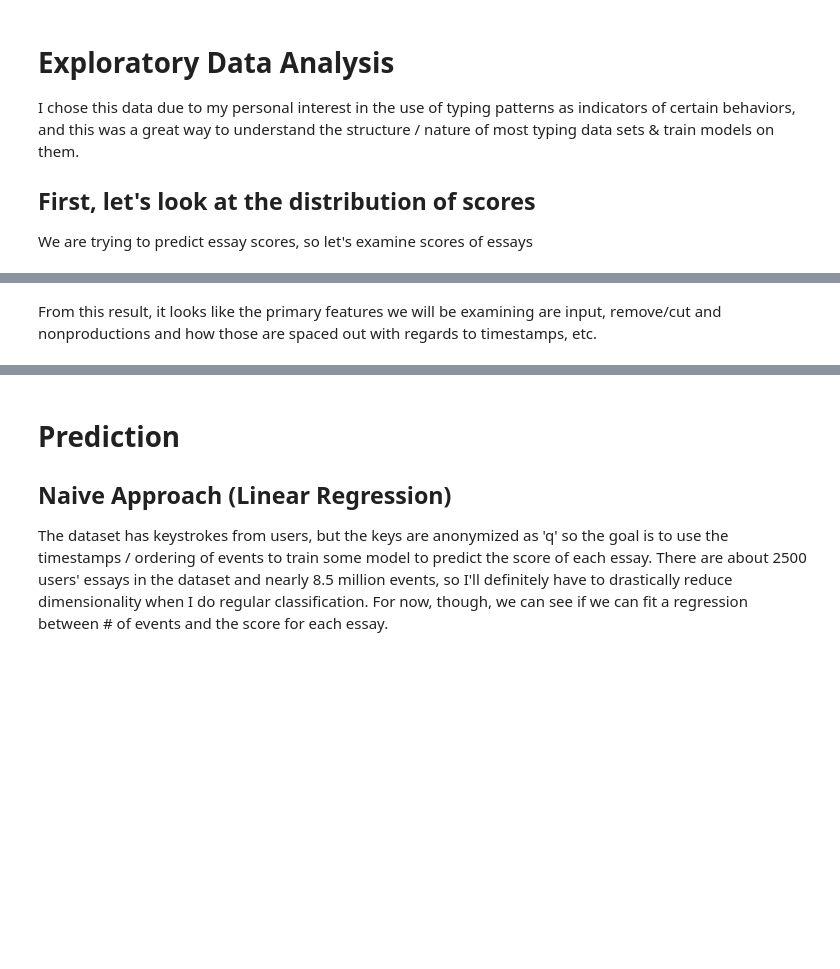
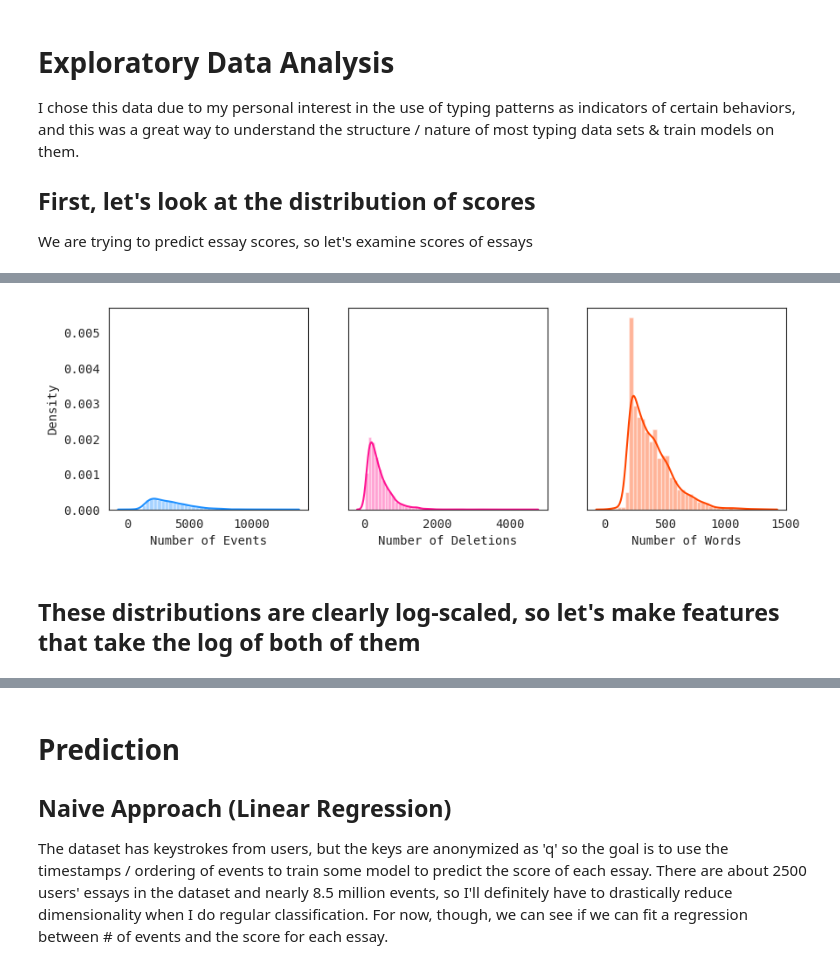
Before and after one commit to kabir-vats/Keystroke-Essay-Score-Prediction, a Jupyter notebook: prediction.ipynb, the cells around one changed output, grey strips where cells are left out. Cells and saved outputs as stored; diff of their text form; code cells hidden in the pictures; blank space fills up the shorter version.

```diff
--- a/prediction.ipynb
+++ b/prediction.ipynb
@@ -73,2 +99,33 @@ event_df['activity'].value_counts()[:5].plot.bar()
-# %% [markdown]
-From this result, it looks like the primary features we will be examining are input, remove/cut and nonproductions and how those are spaced out with regards to timestamps, etc.
+# %%
+## Functions for basic features:
+def num_events(essay_id, df):
+    ft_df = df[essay_id]
+    return len(ft_df)
+
+def num_deletions(essay_id, df):
+    counts =  df[essay_id]['activity'].value_counts()
+    if 'Remove/Cut' in counts.index:
+        return counts['Remove/Cut']
+    else:
+        return 0
+
+def num_words(essay_id, df):
+    count = df[essay_id]['word_count'].iloc[-1]
+    return count
+# %%
+## Create a dict of essay id to pandas dataframe - easy to get a specific dataframe's essay for feature extraction
+essay_events = dict(tuple(event_df.groupby('id')))
+# %%
+x1 = [num_events(index, essay_events) for index, row in score_df.iterrows()]
+x2 = [num_deletions(index, essay_events) for index, row in score_df.iterrows()]
+x3 = [num_words(index, essay_events) for index, row in score_df.iterrows()]
+
+# plot
+fig, axes = plt.subplots(1, 3, figsize=(10, 3), sharey=True, dpi=100)
+sns.distplot(x1 , color="dodgerblue", ax=axes[0], axlabel='Number of Events')
+sns.distplot(x2 , color="deeppink", ax=axes[1], axlabel='Number of Deletions');
+sns.distplot(x3 , color="orangered", ax=axes[2], axlabel='Number of Words');
+# %% [output]
+[figure, added]
+# %% [markdown]
+## These distributions are clearly log-scaled, so let's make features that take the log of both of them
```
Also changed, not shown: parts of 21 cells of this notebook.
